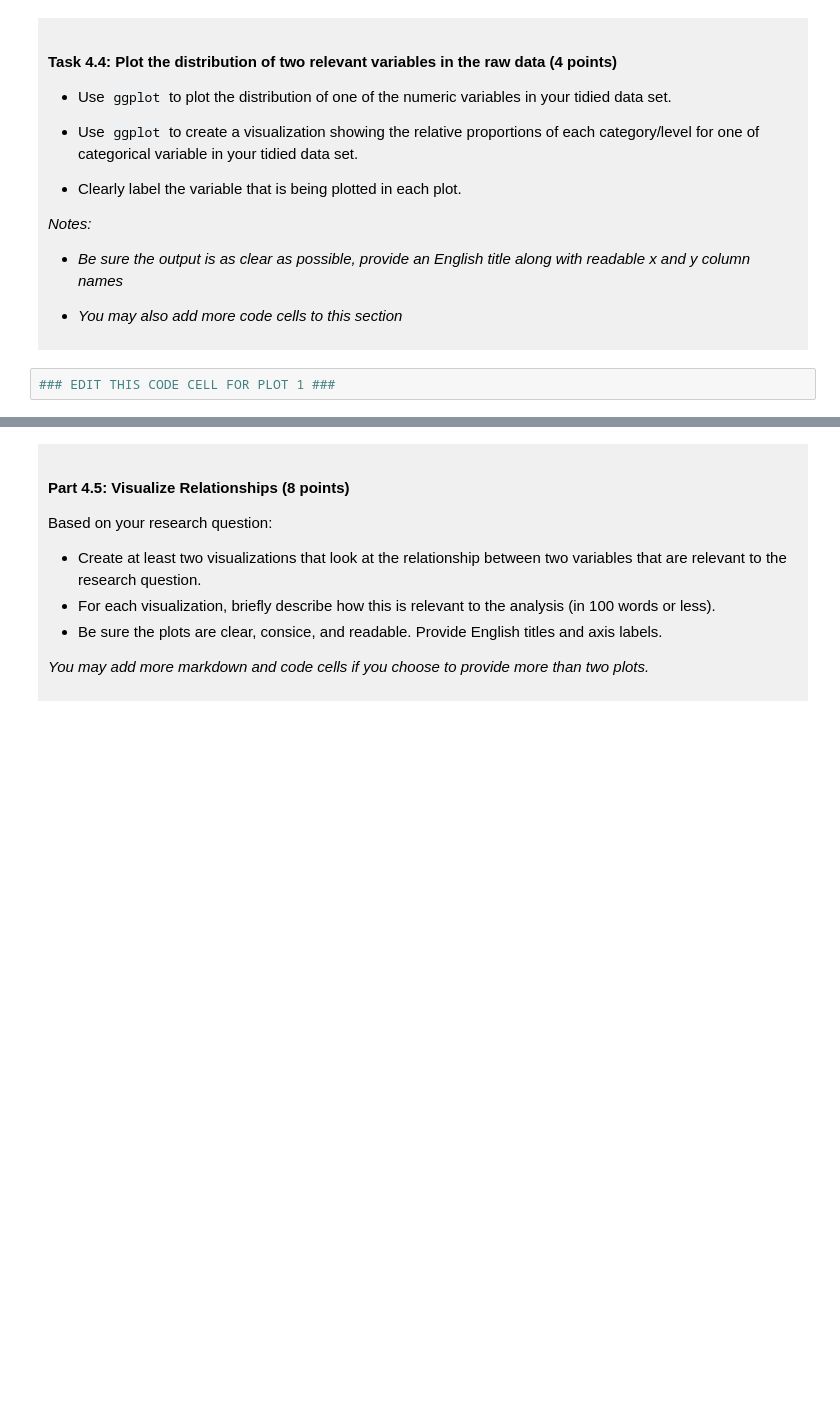
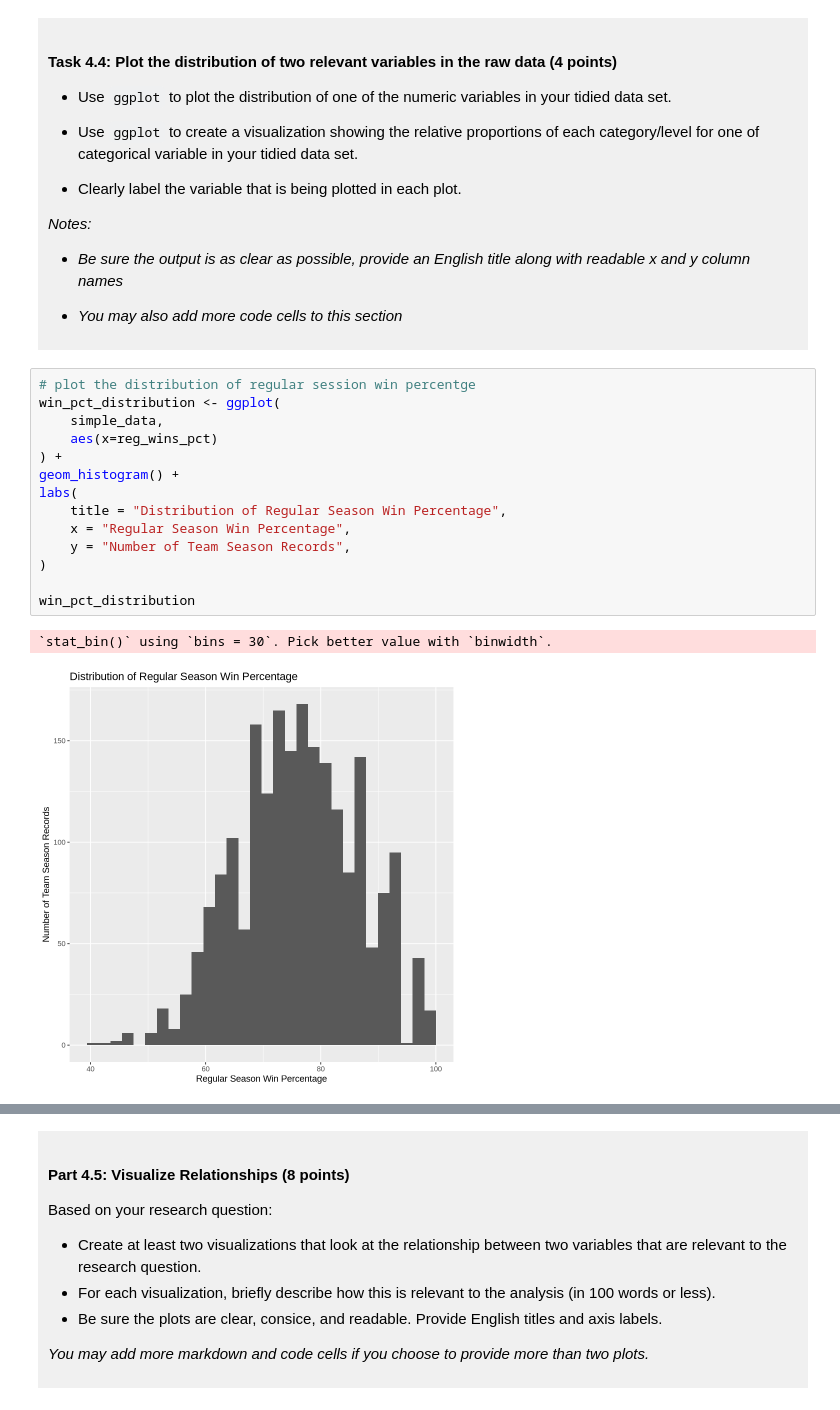
Before and after one commit to zzilbap/dsci-100-project-david-kim, a Jupyter notebook: dsci-100-project-notebook.ipynb, the cells around one changed output, grey strips where cells are left out. Drawn from its saved outputs; the diff is of its cells as text; blank space fills up the shorter version.

Commit message:
Add exploratory plots and KNN analysis plan

```diff
--- a/dsci-100-project-notebook.ipynb
+++ b/dsci-100-project-notebook.ipynb
@@ -304,5 +359,20 @@ You will refine your research question (if needed) and produce a tidy data set.
 
 </div>
 # %%
-### EDIT THIS CODE CELL FOR PLOT 1 ###
+# plot the distribution of regular session win percentge
+win_pct_distribution <- ggplot(
+    simple_data,
+    aes(x=reg_wins_pct)
+) +
+geom_histogram() +
+labs(
+    title = "Distribution of Regular Season Win Percentage",
+    x = "Regular Season Win Percentage",
+    y = "Number of Team Season Records",
+)
+
+win_pct_distribution
+# %% [output]
+`stat_bin()` using `bins = 30`. Pick better value with `binwidth`.
+[figure, added]
 # %%
```
Also changed, not shown: parts of 10 cells of this notebook.
